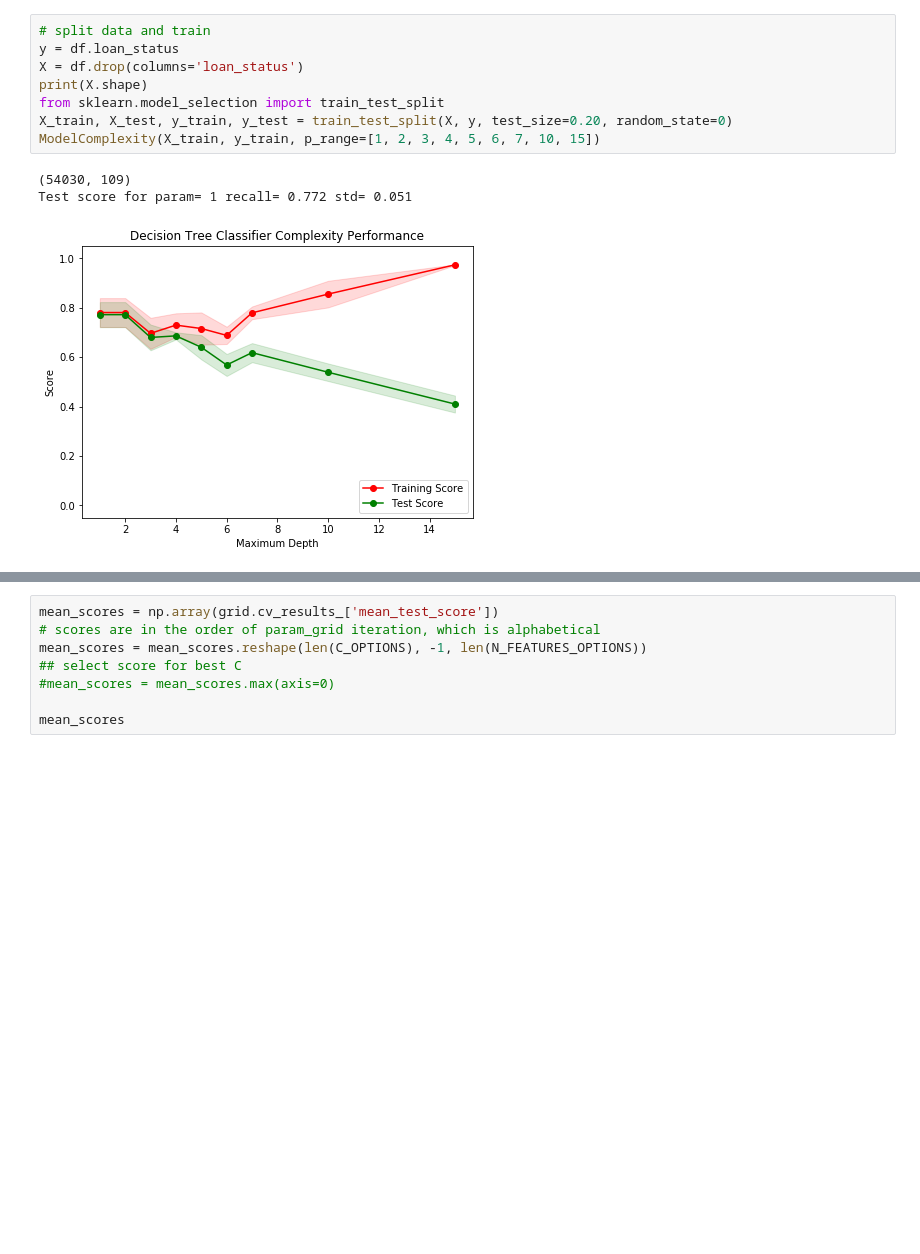
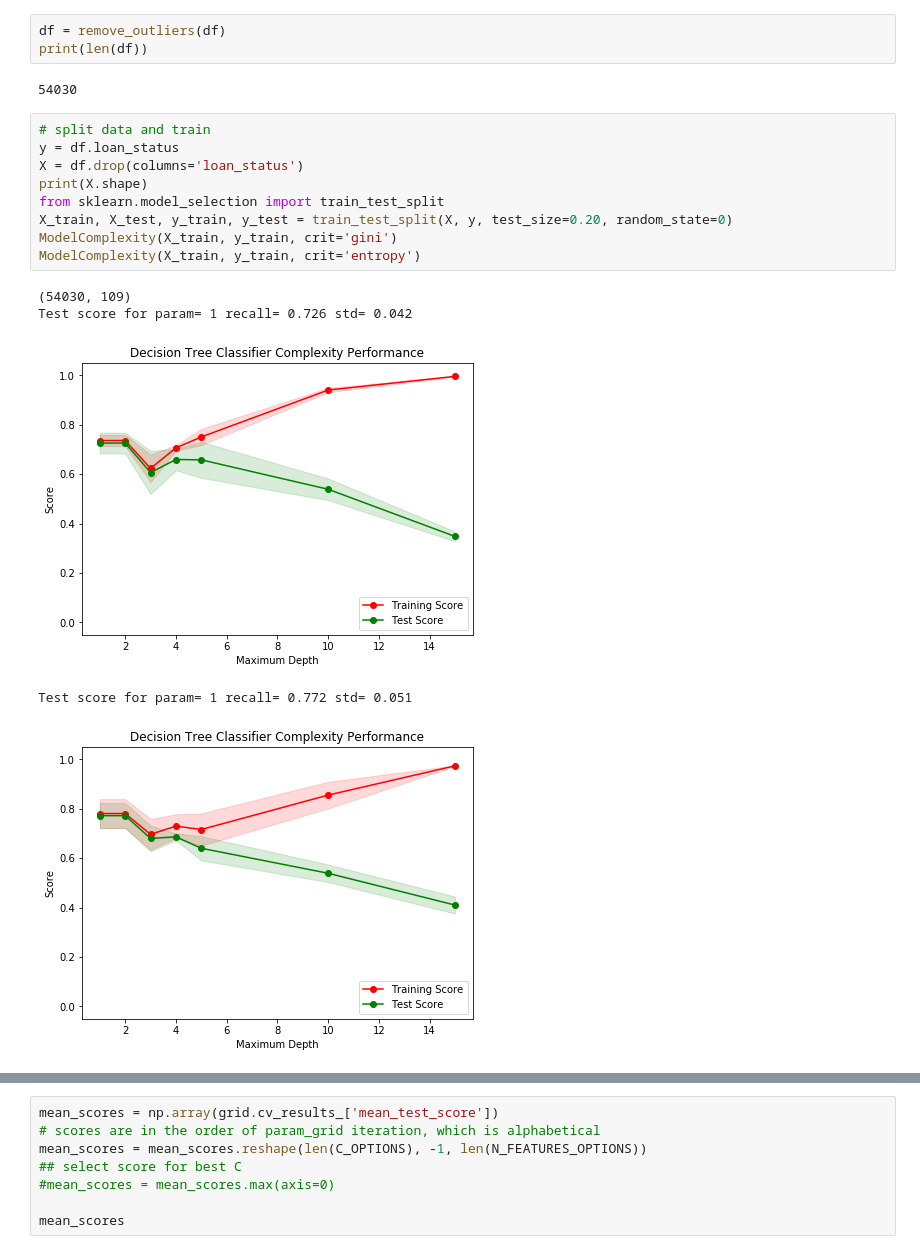
Before and after one commit to aberenyi73/machine-learning, a Jupyter notebook: projects/capstone/Process Input 4.ipynb, the cells around one changed output, grey strips where cells are left out. Drawn from its saved outputs; the diff is of its cells as text; blank space fills up the shorter version.

```diff
--- a/projects/capstone/Process Input 4.ipynb
+++ b/projects/capstone/Process Input 4.ipynb
@@ -90,14 +111,22 @@ print(len(df))
+# %%
+df = remove_outliers(df)
+print(len(df))
+# %% [output]
+54030
 # %%
 # split data and train
 y = df.loan_status
 X = df.drop(columns='loan_status')
 print(X.shape)
 from sklearn.model_selection import train_test_split
 X_train, X_test, y_train, y_test = train_test_split(X, y, test_size=0.20, random_state=0)
-ModelComplexity(X_train, y_train, p_range=[1, 2, 3, 4, 5, 6, 7, 10, 15])
+ModelComplexity(X_train, y_train, crit='gini')
+ModelComplexity(X_train, y_train, crit='entropy')
 # %% [output]
 (54030, 109)
-Test score for param= 1 recall= 0.772 std= 0.051
+Test score for param= 1 recall= 0.726 std= 0.042
-[figure, old version]
+[figure, new version]
+Test score for param= 1 recall= 0.772 std= 0.051
+[figure, added]
 # %%
 %%time
```
Also changed, not shown: parts of 34 cells of this notebook, 41 other files.
